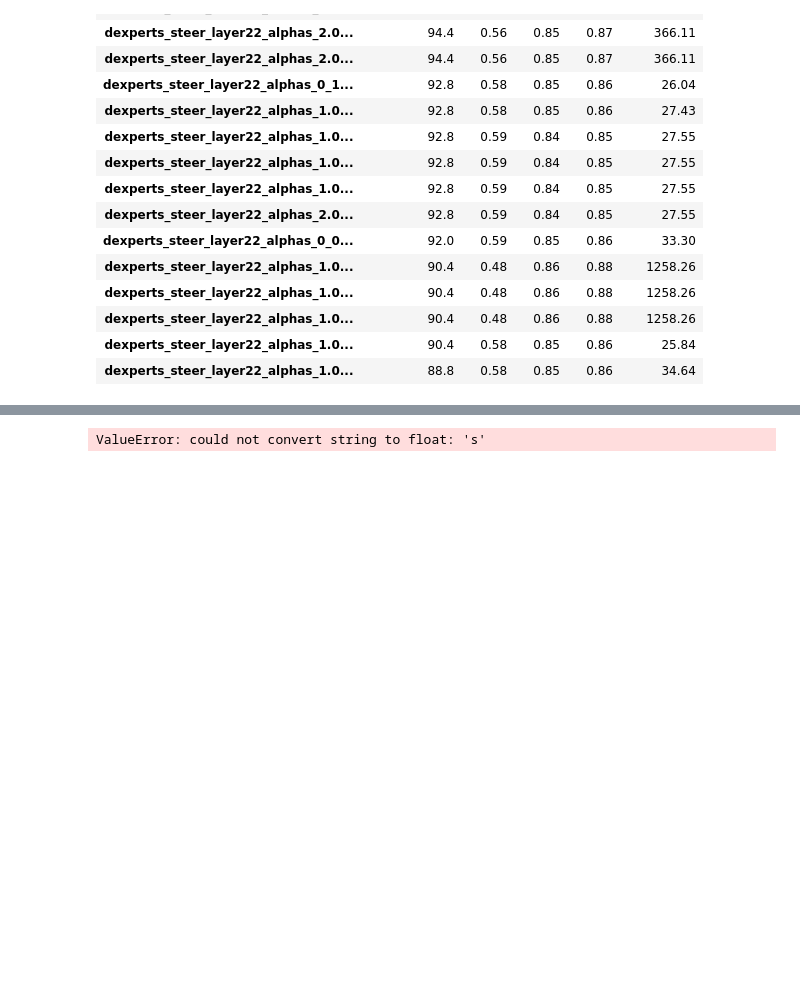
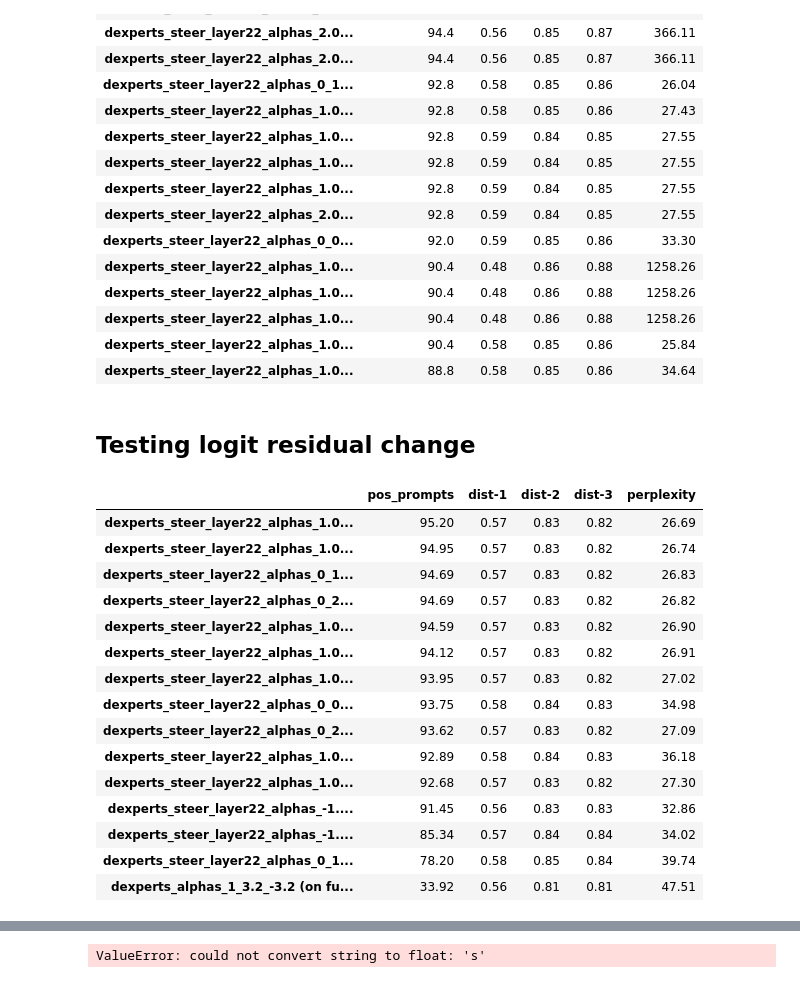
Before and after one commit to hatat5/DExperts, a Jupyter notebook: notebooks/testing_alphas_sentiment.ipynb, the cells around one changed output, grey strips where cells are left out. Drawn from its saved outputs; the diff is of its cells as text; code cells hidden in the pictures; blank space fills up the shorter version.

```diff
--- a/notebooks/testing_alphas_sentiment.ipynb
+++ b/notebooks/testing_alphas_sentiment.ipynb
@@ -291,3 +291,83 @@ with pd.option_context('display.max_rows', None, 'display.max_columns', None):
 | dexperts_steer_layer22_alphas_1.0... | 90.4 | 0.48 | 0.86 | 0.88 | 1258.26 |
 | dexperts_steer_layer22_alphas_1.0... | 90.4 | 0.58 | 0.85 | 0.86 | 25.84 |
 | dexperts_steer_layer22_alphas_1.0... | 88.8 | 0.58 | 0.85 | 0.86 | 34.64 |
+# %% [markdown]
+## Testing logit residual change
+# %%
+POS_DIR = Path('../generations/sentiment/positive_prompts/')
+
+configs = ['dexperts_steer']
+
+models = {}
+
+# baselines
+models['dexperts_alphas_1_3.2_-3.2 (on full data)'] = {
+    'pos_path': f'../generations/sentiment/positive_prompts/large_experts/negative/dexperts/alphas_1.0_3.2_-3.2/prompted_gens_dexperts.jsonl',
+}
+
+# models['dexperts_alphas_1_3.2_-3.2'] = {
+#     'pos_path': f'../generations/sentiment/positive_prompts_mini/large_experts/negative/dexperts/prompted_gens_dexperts.jsonl',
+# }
+
+#models['dexperts_antionly_alphas_1_3.2_-3.2'] = {
+#    'pos_path': POS_DIR / f'large_experts/negative/dexperts_anti_only/prompted_gens_dexperts.jsonl',
+#}
+
+# Experimental configs
+alpha_configs = [
+    (1.0, 10, -5),
+    (1.0, 20, -10),
+    (1.0, 40, -25),
+    (0, 2.0, -1.0),
+    (1.0, 0, 0),
+    (0, 1.0, 0),
+    (0, 0, -1.0),
+    (0, 1.0, -1.0),
+    (1.0, 0, -1.0),
+    (-1.0, 1.0, 0),
+    (1.0, 1.0, 0),
+    (1.0, 1.0, -1.0),
+    (-1.0, 2.0, -1.0),
+    (0, 2.0, 0),
+]
+
+for alpha_base, alpha_expert, alpha_antiexpert in alpha_configs:
+    model_name = f"dexperts_steer_layer22_alphas_{alpha_base}_{alpha_expert}_{alpha_antiexpert}_base_logit_residual"
+
+    models[model_name] = {
+        'pos_path': POS_DIR / f'large_experts/negative/base_residual_method/dexperts_steer/steering_large_gpt2/alphas_{alpha_base}_{alpha_expert}_{alpha_antiexpert}/layer_22_freeze_emb_lm_head_with_expert_epochs100_train_val_sst/combine_at_layer/prompted_gens_dexperts-steer.jsonl'
+    }
+
+pos_prompts_res = read_sentiment_results({m: p['pos_path'] for m,p in models.items()}, auto_eval=True)
+
+negative_steering_res = {}
+
+for model in pos_prompts_res.keys():
+    #print(model)
+    negative_steering_res[model] = {
+        #'neutral_prompts': neutral_prompts_res[model]['positive_proportion']*100,
+        'pos_prompts': pos_prompts_res[model]['positive_proportion']*100,
+        'dist-1': pos_prompts_res[model]['dist-1'],
+        'dist-2': pos_prompts_res[model]['dist-2'],
+        'dist-3': pos_prompts_res[model]['dist-3'],
+        'perplexity': pos_prompts_res[model]['perplexity'],
+    }
+with pd.option_context('display.max_rows', None, 'display.max_columns', None):  # more options can be specified also
+    display(pd.DataFrame(negative_steering_res).transpose().sort_values(by='pos_prompts', ascending=False).round(2))
+# %% [output]
+|  | pos_prompts | dist-1 | dist-2 | dist-3 | perplexity |
+| dexperts_steer_layer22_alphas_1.0... | 95.20 | 0.57 | 0.83 | 0.82 | 26.69 |
+| dexperts_steer_layer22_alphas_1.0... | 94.95 | 0.57 | 0.83 | 0.82 | 26.74 |
+| dexperts_steer_layer22_alphas_0_1... | 94.69 | 0.57 | 0.83 | 0.82 | 26.83 |
+| dexperts_steer_layer22_alphas_0_2... | 94.69 | 0.57 | 0.83 | 0.82 | 26.82 |
+| dexperts_steer_layer22_alphas_1.0... | 94.59 | 0.57 | 0.83 | 0.82 | 26.90 |
+| dexperts_steer_layer22_alphas_1.0... | 94.12 | 0.57 | 0.83 | 0.82 | 26.91 |
+| dexperts_steer_layer22_alphas_1.0... | 93.95 | 0.57 | 0.83 | 0.82 | 27.02 |
+| dexperts_steer_layer22_alphas_0_0... | 93.75 | 0.58 | 0.84 | 0.83 | 34.98 |
+| dexperts_steer_layer22_alphas_0_2... | 93.62 | 0.57 | 0.83 | 0.82 | 27.09 |
+| dexperts_steer_layer22_alphas_1.0... | 92.89 | 0.58 | 0.84 | 0.83 | 36.18 |
+| dexperts_steer_layer22_alphas_1.0... | 92.68 | 0.57 | 0.83 | 0.82 | 27.30 |
+| dexperts_steer_layer22_alphas_-1.... | 91.45 | 0.56 | 0.83 | 0.83 | 32.86 |
+| dexperts_steer_layer22_alphas_-1.... | 85.34 | 0.57 | 0.84 | 0.84 | 34.02 |
+| dexperts_steer_layer22_alphas_0_1... | 78.20 | 0.58 | 0.85 | 0.84 | 39.74 |
+| dexperts_alphas_1_3.2_-3.2 (on fu... | 33.92 | 0.56 | 0.81 | 0.81 | 47.51 |
```
Also changed, not shown: parts of 3 cells of this notebook, 6 other files.
